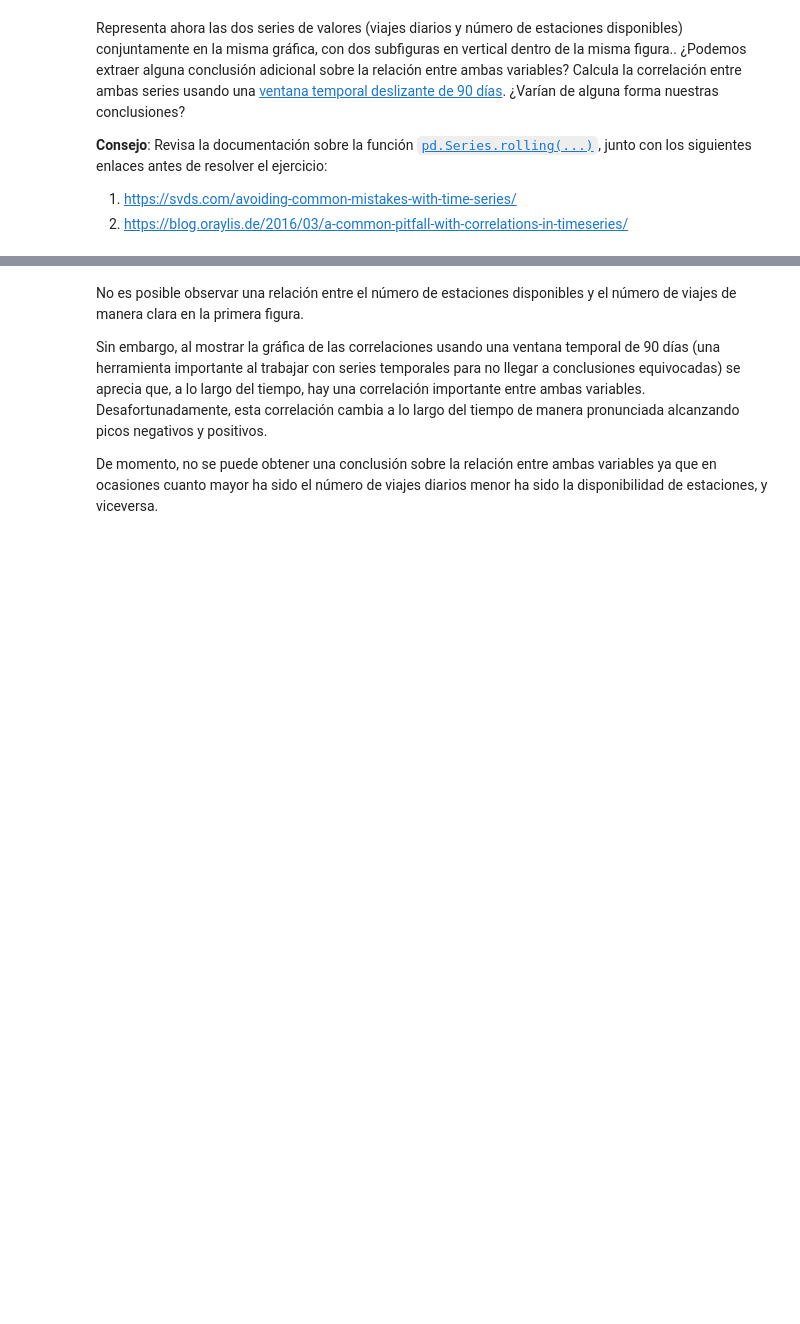
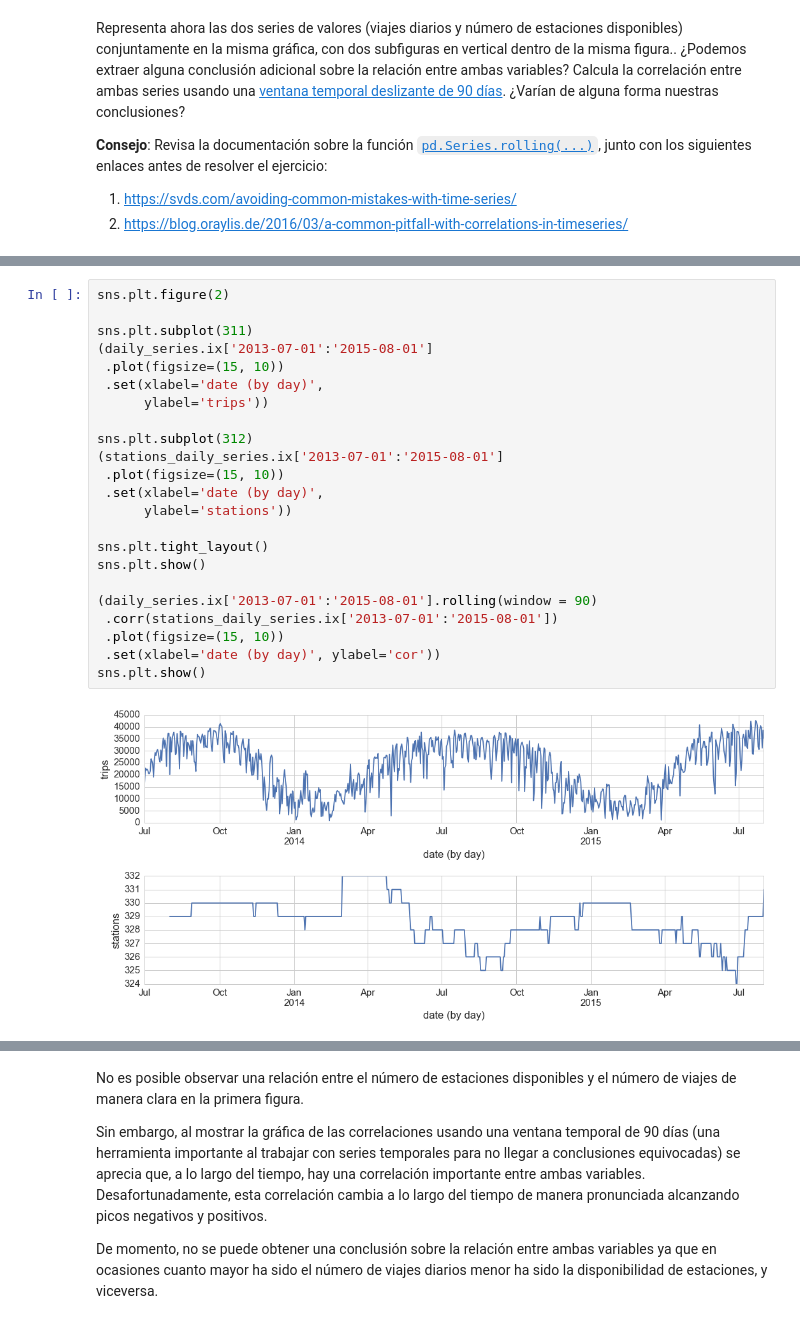
Before and after one commit to jvicentem/pandas-and-seaborn-assignment, a Jupyter notebook: Citi Bike System NYC.ipynb, the cells around one changed output, grey strips where cells are left out. Cells and saved outputs as stored; diff of their text form; blank space fills up the shorter version.

```diff
--- a/Citi Bike System NYC.ipynb
+++ b/Citi Bike System NYC.ipynb
@@ -127,0 +146,25 @@ sns.plt.show()
+# %%
+sns.plt.figure(2)
+
+sns.plt.subplot(311)
+(daily_series.ix['2013-07-01':'2015-08-01']
+ .plot(figsize=(15, 10))
+ .set(xlabel='date (by day)',
+      ylabel='trips'))
+
+sns.plt.subplot(312)
+(stations_daily_series.ix['2013-07-01':'2015-08-01']
+ .plot(figsize=(15, 10))
+ .set(xlabel='date (by day)',
+      ylabel='stations'))
+
+sns.plt.tight_layout()
+sns.plt.show()
+
+(daily_series.ix['2013-07-01':'2015-08-01'].rolling(window = 90)
+ .corr(stations_daily_series.ix['2013-07-01':'2015-08-01'])
+ .plot(figsize=(15, 10))
+ .set(xlabel='date (by day)', ylabel='cor'))
+sns.plt.show()
+# %% [output]
+[figure, added]
```
Also changed, not shown: parts of 3 cells of this notebook.
